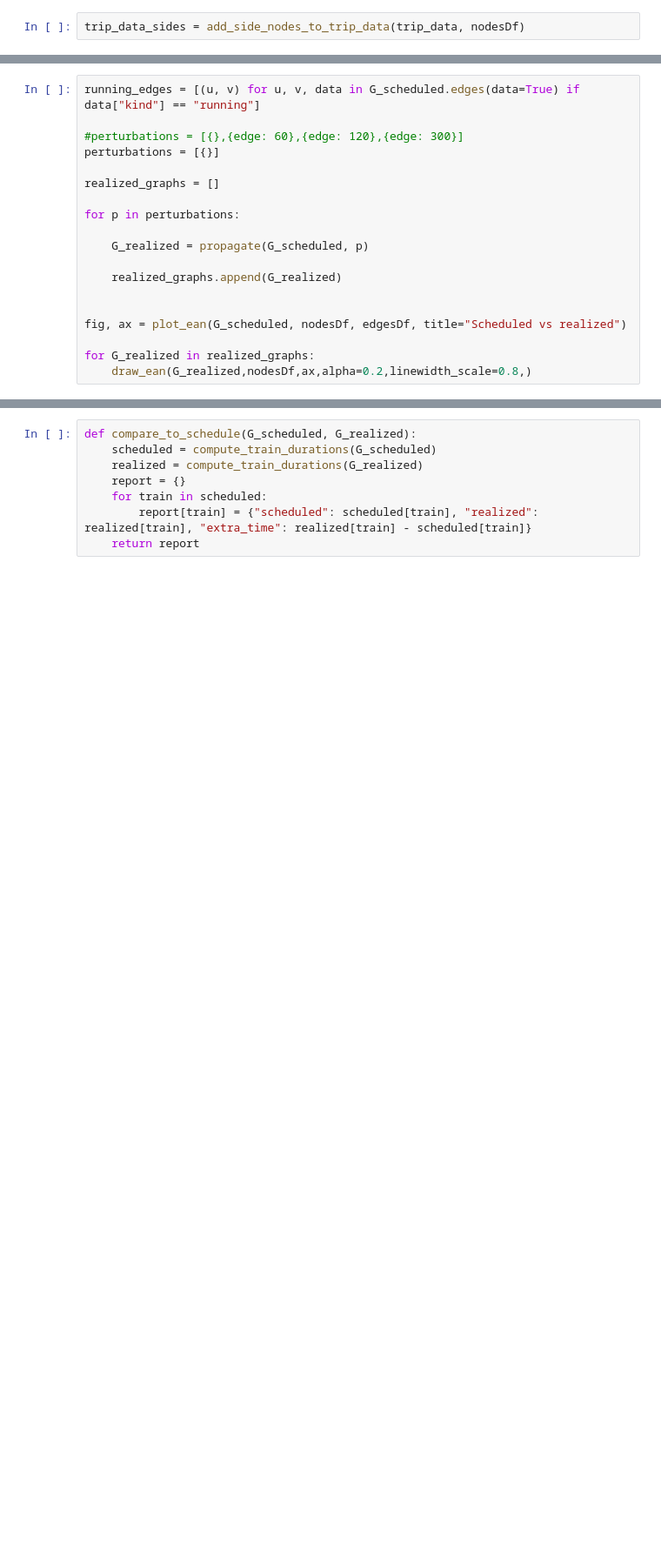
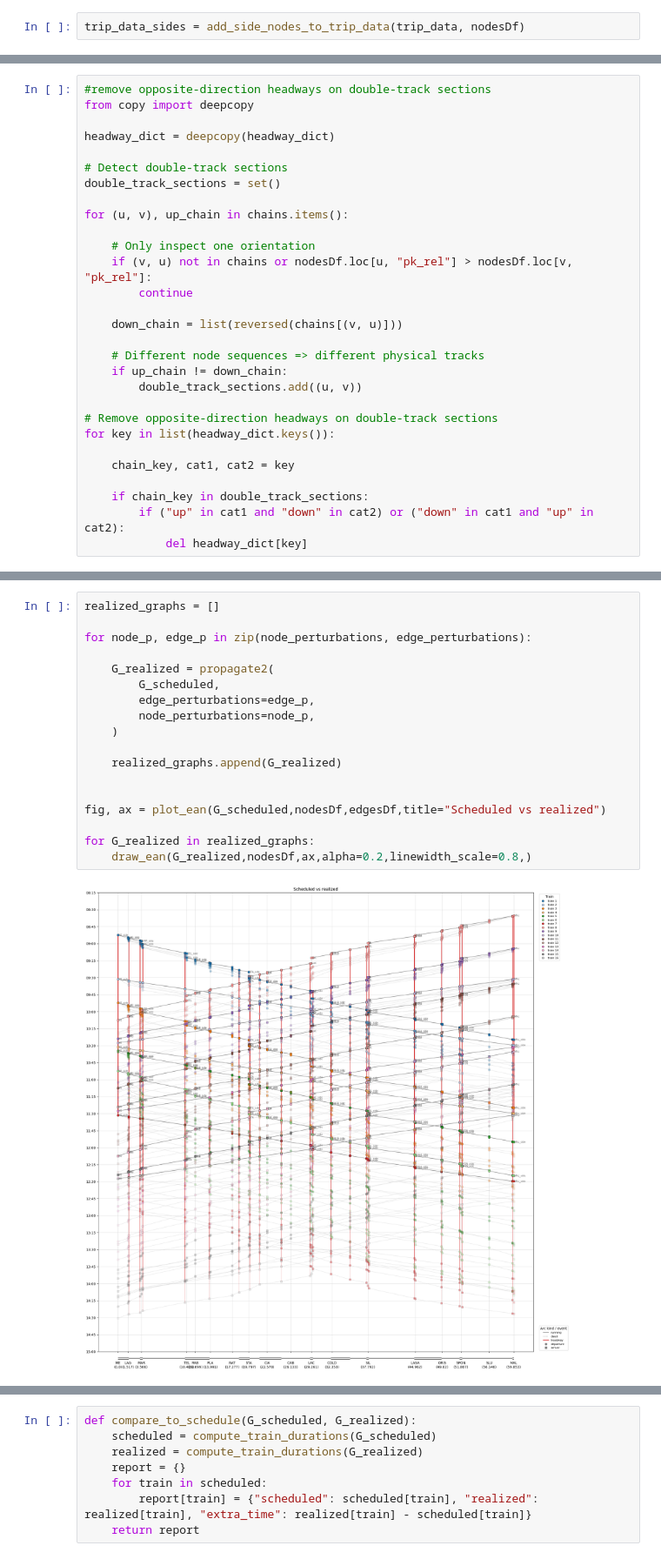
Before and after one commit to pepedigitale/infrastructuredesign, a Jupyter notebook: EAN/test_synthetic_realNetwork.ipynb, the cells around one changed output, grey strips where cells are left out. Shown at 87% size. Cells and saved outputs as stored; diff of their text form; blank space fills up the shorter version.

Commit message:
Propagation can be injected stochastically both on nodes (arr/dep) and edges (run/dwell)

```diff
--- a/EAN/test_synthetic_realNetwork.ipynb
+++ b/EAN/test_synthetic_realNetwork.ipynb
@@ -250 +302,30 @@ trip_data_sides = add_side_nodes_to_trip_data(trip_data, nodesDf)
+# %%
+#remove opposite-direction headways on double-track sections
+from copy import deepcopy
+
+headway_dict = deepcopy(headway_dict)
+
+# Detect double-track sections
+double_track_sections = set()
+
+for (u, v), up_chain in chains.items():
+
+    # Only inspect one orientation
+    if (v, u) not in chains or nodesDf.loc[u, "pk_rel"] > nodesDf.loc[v, "pk_rel"]:
+        continue
+
+    down_chain = list(reversed(chains[(v, u)]))
+
+    # Different node sequences => different physical tracks
+    if up_chain != down_chain:
+        double_track_sections.add((u, v))
+
+# Remove opposite-direction headways on double-track sections
+for key in list(headway_dict.keys()):
+
+    chain_key, cat1, cat2 = key
+
+    if chain_key in double_track_sections:
+        if ("up" in cat1 and "down" in cat2) or ("down" in cat1 and "up" in cat2):
+            del headway_dict[key]
 # %%
@@ -267,19 +414,20 @@ realized = propagate(G_scheduled, {})
 # %%
-running_edges = [(u, v) for u, v, data in G_scheduled.edges(data=True) if data["kind"] == "running"]
-
-#perturbations = [{},{edge: 60},{edge: 120},{edge: 300}]
-perturbations = [{}]
-
 realized_graphs = []
 
-for p in perturbations:
+for node_p, edge_p in zip(node_perturbations, edge_perturbations):
 
-    G_realized = propagate(G_scheduled, p)
+    G_realized = propagate2(
+        G_scheduled,
+        edge_perturbations=edge_p,
+        node_perturbations=node_p,
+    )
 
     realized_graphs.append(G_realized)
 
 
-fig, ax = plot_ean(G_scheduled, nodesDf, edgesDf, title="Scheduled vs realized")
+fig, ax = plot_ean(G_scheduled,nodesDf,edgesDf,title="Scheduled vs realized")
 
 for G_realized in realized_graphs:
     draw_ean(G_realized,nodesDf,ax,alpha=0.2,linewidth_scale=0.8,)
+# %% [output]
+[figure, added]
```
Also changed, not shown: parts of 10 cells of this notebook, 9 other files.
